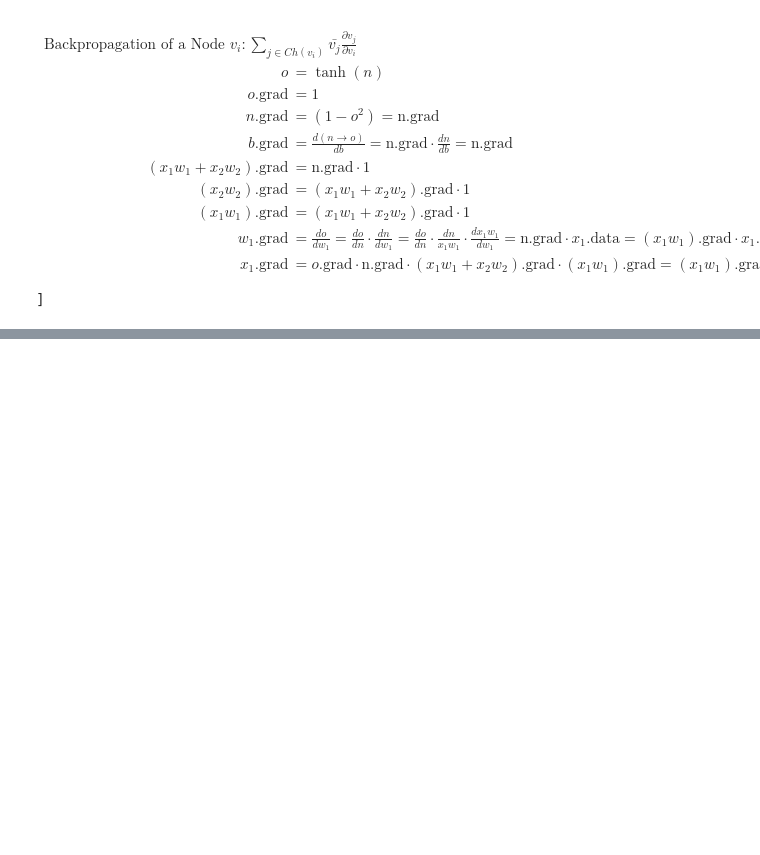
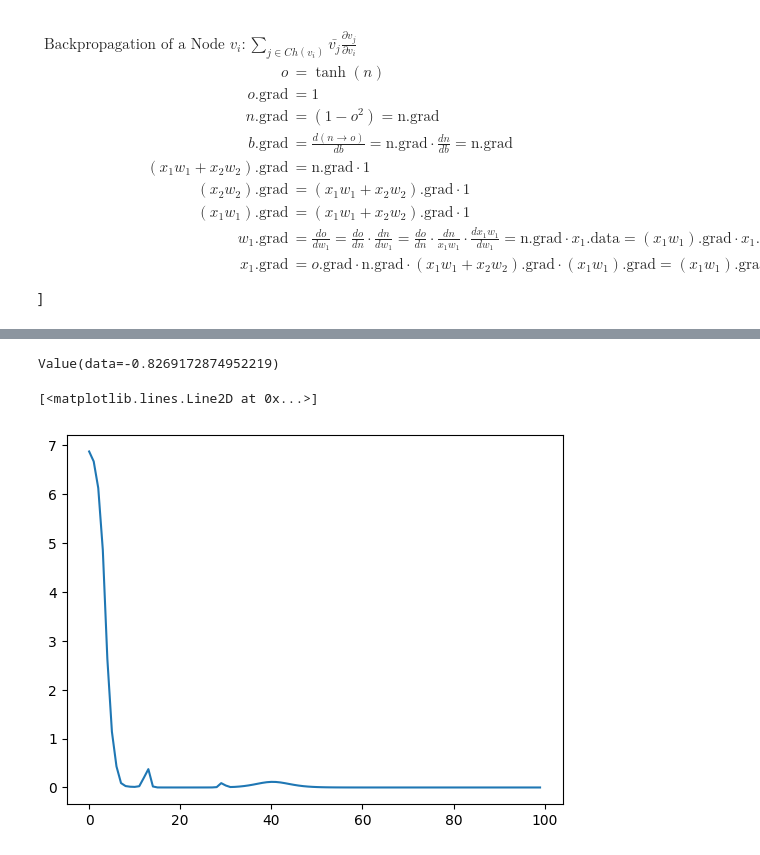
Before and after one commit to YushRajcoomar/autograd, a Jupyter notebook: graph.ipynb, the cells around one changed output, grey strips where cells are left out. Drawn from its saved outputs; the diff is of its cells as text; code cells hidden in the pictures; blank space fills up the shorter version.

```diff
--- a/graph.ipynb
+++ b/graph.ipynb
@@ -162,0 +332,37 @@ x_1.\text{grad} &= o.\text{grad} \cdot \text{n.grad} \cdot (x_1w_1 + x_2w_2).\te
+# %%
+x = [2.0, 3.0, -1.0]
+n = MLP(3, [4, 4, 1])
+n(x)
+# %% [output]
+Value(data=-0.8269172874952219)
+# %%
+xs = [
+  [2.0, 3.0, -1.0],
+  [3.0, -1.0, 0.5],
+  [0.5, 1.0, 1.0],
+  [1.0, 1.0, -1.0],
+]
+ys = [1.0, -1.0, -1.0, 1.0] # desired targets
+# %%
+epoch = 100
+loss_list = []
+for i in range(epoch):
+    ## fw pass
+    ypred = [n(x) for x in xs]
+    loss = sum((yout-ygt)**2 for ygt,yout in zip(ys,ypred))
+
+    loss_list.append(loss.data)
+
+    ## Backprop
+    loss.backward()
+
+    ## Gradient Descent
+    for p in n.parameters():
+        p.data += -0.01 * p.grad
+# %%
+import matplotlib.pyplot as plt
+
+plt.plot(loss_list)
+# %% [output]
+[<matplotlib.lines.Line2D at 0x...>]
+[figure, added]
```
Also changed, not shown: parts of 10 cells of this notebook, 4 other files.
